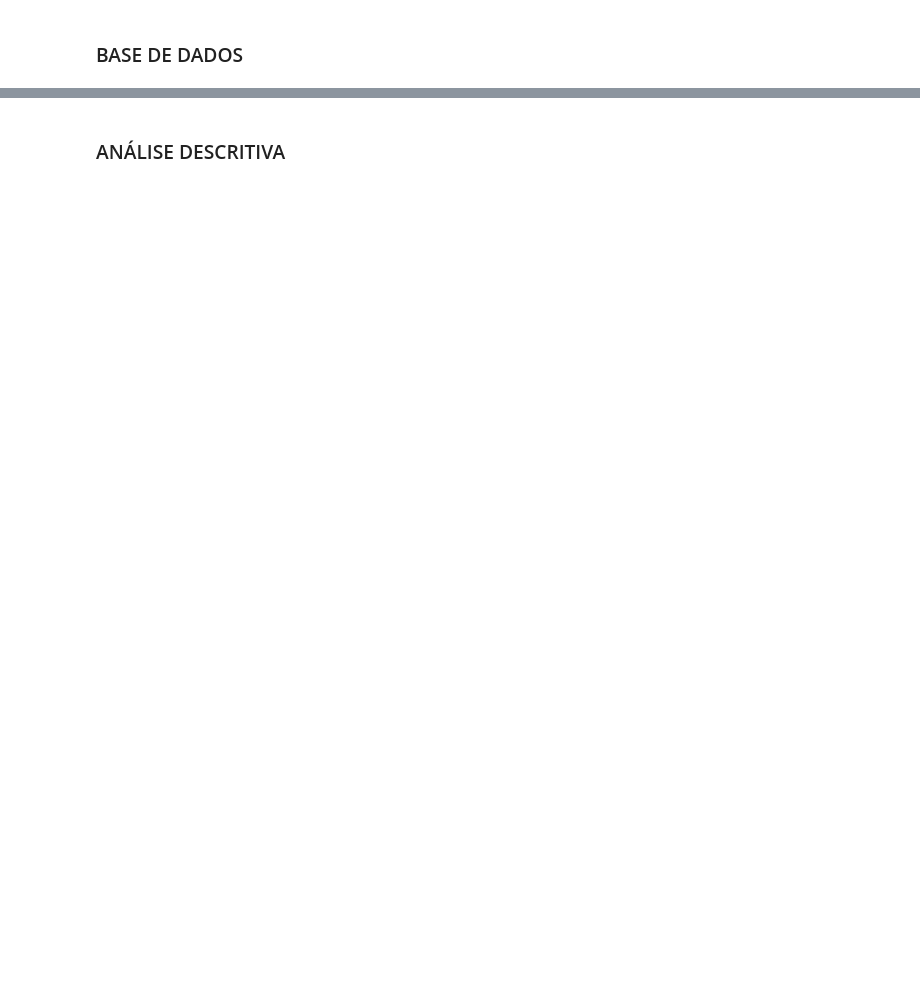
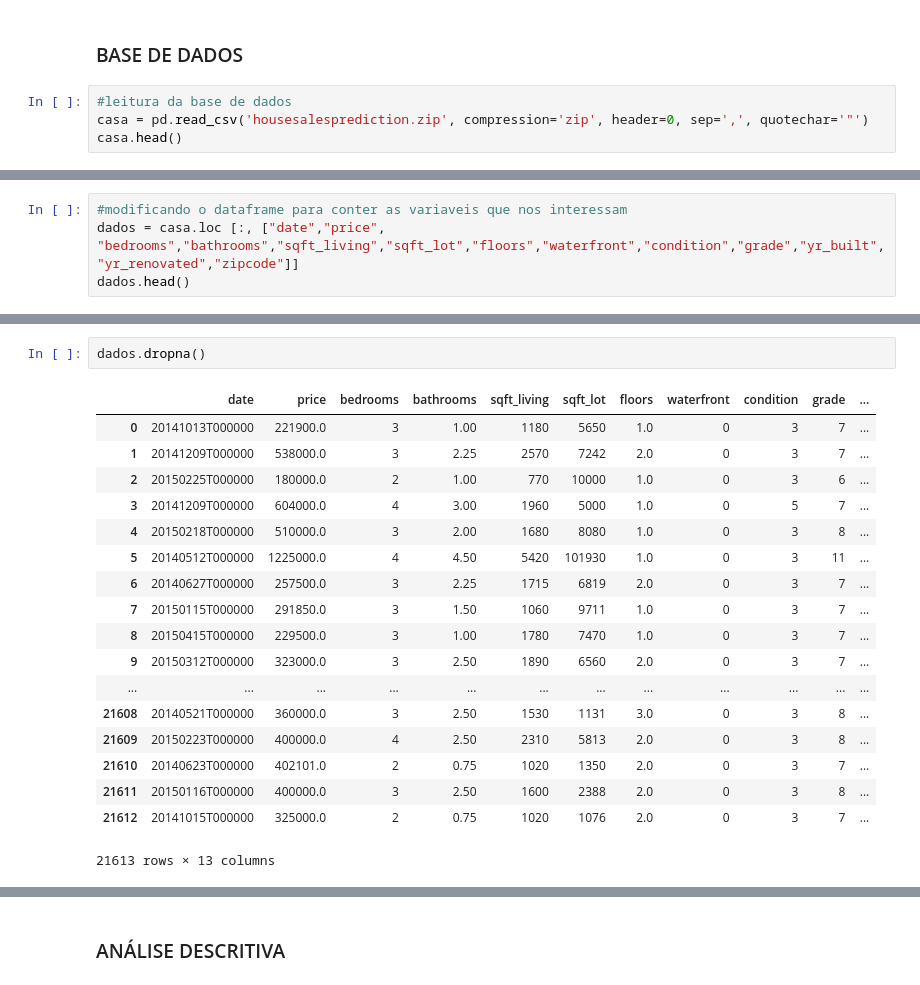
Before and after one commit to carlakim/PROJETO3, a Jupyter notebook: Projeto3 Layout.ipynb, the cells around one changed output, grey strips where cells are left out. Saved outputs shown, nothing was run; the diff lists cells and outputs as text; blank space fills up the shorter version.

```diff
--- a/Projeto3 Layout.ipynb
+++ b/Projeto3 Layout.ipynb
@@ -32,2 +35,6 @@ print(os.getcwd())
 # %% [markdown]
 ### BASE DE DADOS
+# %%
+#leitura da base de dados
+casa = pd.read_csv('housesalesprediction.zip', compression='zip', header=0, sep=',', quotechar='"')
+casa.head()
@@ -33,0 +49,4 @@ print(os.getcwd())
+# %%
+#modificando o dataframe para conter as variaveis que nos interessam
+dados = casa.loc [:, ["date","price", "bedrooms","bathrooms","sqft_living","sqft_lot","floors","waterfront","condition","grade","yr_built","yr_renovated","zipcode"]]
+dados.head()
@@ -33,0 +60,21 @@ print(os.getcwd())
+# %%
+dados.dropna()
+# %% [output]
+|  | date | price | bedrooms | bathrooms | sqft_living | sqft_lot | floors | waterfront | condition | grade | ... |
+| 0 | 20141013T000000 | 221900.0 | 3 | 1.00 | 1180 | 5650 | 1.0 | 0 | 3 | 7 | ... |
+| 1 | 20141209T000000 | 538000.0 | 3 | 2.25 | 2570 | 7242 | 2.0 | 0 | 3 | 7 | ... |
+| 2 | 20150225T000000 | 180000.0 | 2 | 1.00 | 770 | 10000 | 1.0 | 0 | 3 | 6 | ... |
+| 3 | 20141209T000000 | 604000.0 | 4 | 3.00 | 1960 | 5000 | 1.0 | 0 | 5 | 7 | ... |
+| 4 | 20150218T000000 | 510000.0 | 3 | 2.00 | 1680 | 8080 | 1.0 | 0 | 3 | 8 | ... |
+| 5 | 20140512T000000 | 1225000.0 | 4 | 4.50 | 5420 | 101930 | 1.0 | 0 | 3 | 11 | ... |
+| 6 | 20140627T000000 | 257500.0 | 3 | 2.25 | 1715 | 6819 | 2.0 | 0 | 3 | 7 | ... |
+| 7 | 20150115T000000 | 291850.0 | 3 | 1.50 | 1060 | 9711 | 1.0 | 0 | 3 | 7 | ... |
+| 8 | 20150415T000000 | 229500.0 | 3 | 1.00 | 1780 | 7470 | 1.0 | 0 | 3 | 7 | ... |
+| 9 | 20150312T000000 | 323000.0 | 3 | 2.50 | 1890 | 6560 | 2.0 | 0 | 3 | 7 | ... |
+| ... | ... | ... | ... | ... | ... | ... | ... | ... | ... | ... | ... |
+| 21608 | 20140521T000000 | 360000.0 | 3 | 2.50 | 1530 | 1131 | 3.0 | 0 | 3 | 8 | ... |
+| 21609 | 20150223T000000 | 400000.0 | 4 | 2.50 | 2310 | 5813 | 2.0 | 0 | 3 | 8 | ... |
+| 21610 | 20140623T000000 | 402101.0 | 2 | 0.75 | 1020 | 1350 | 2.0 | 0 | 3 | 7 | ... |
+| 21611 | 20150116T000000 | 400000.0 | 3 | 2.50 | 1600 | 2388 | 2.0 | 0 | 3 | 8 | ... |
+| 21612 | 20141015T000000 | 325000.0 | 2 | 0.75 | 1020 | 1076 | 2.0 | 0 | 3 | 7 | ... |
+21613 rows × 13 columns
```
Also changed, not shown: parts of 7 cells of this notebook.
